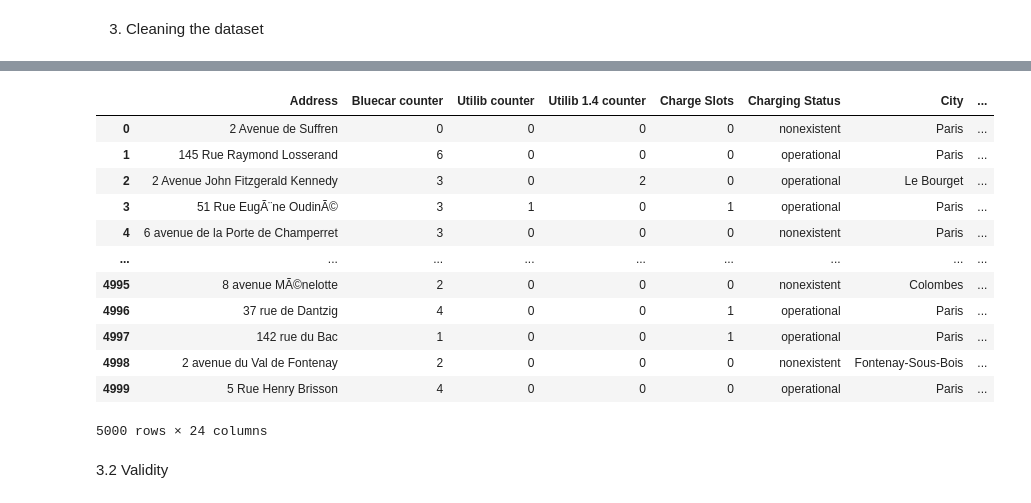
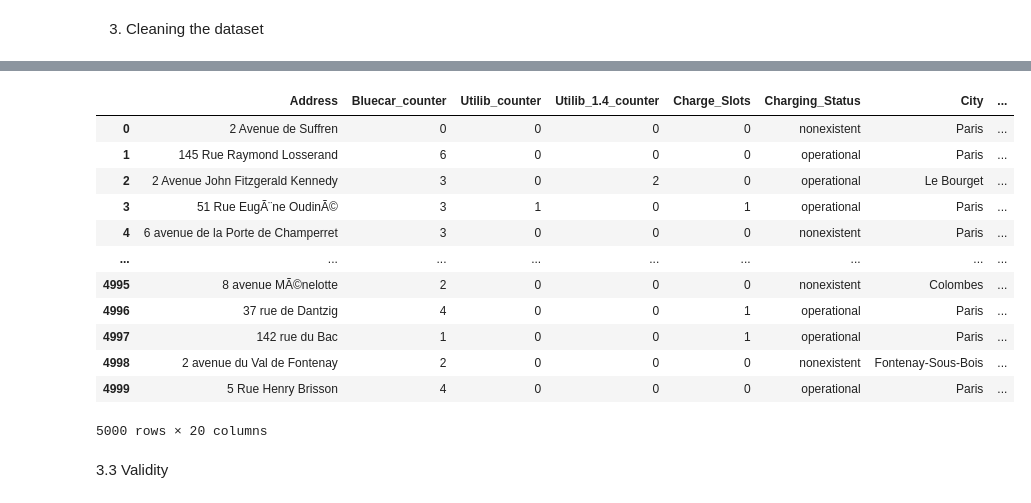
Before and after one commit to Gatugutamercy/IP-Week-4-Electric-car-usage-, a Jupyter notebook: Week4_IP.ipynb, the cells around one changed output, grey strips where cells are left out. Drawn from its saved outputs; the diff is of its cells as text; code cells hidden in the pictures.

```diff
--- a/Week4_IP.ipynb
+++ b/Week4_IP.ipynb
@@ -59,0 +60,4 @@ Car_df.shape
+# %%
+#  We can add _ between the column names with 2 words for easier analysis
+Car_df.columns = [c.replace(' ', '_') for c in Car_df.columns]
+Car_df
@@ -59,0 +80,4 @@ Car_df.shape
+# %%
+#  We can add _ between the column names with 2 words for easier analysis
+Car_df.columns = [c.replace(' ', '_') for c in Car_df.columns]
+Car_df
@@ -59,0 +98,3 @@ Car_df.shape
+# %%
+Car_df['Date']=pd.to_datetime(Car_df[['year','month','day', 'hour', 'minute']])
+Car_df
@@ -60,9 +115,9 @@ Car_df.shape
 # %%
-# We can start by deleting the car column as it is a duplicate of the Bluecar counter
-car_1 = Car_df.drop(columns=['Cars'])
+# We can start by deleting the car column as it is a duplicate of the Bluecar counter and Year, and month data was collected on April, 2018
+car_1 = Car_df.drop(columns=['Cars', 'year', 'month', 'day', 'hour', 'minute'])
 car_1
 # %% [output]
-|  | Address | Bluecar counter | Utilib counter | Utilib 1.4 counter | Charge Slots | Charging Status | City | ... |
+|  | Address | Bluecar_counter | Utilib_counter | Utilib_1.4_counter | Charge_Slots | Charging_Status | City | ... |
 | 0 | 2 Avenue de Suffren | 0 | 0 | 0 | 0 | nonexistent | Paris | ... |
 | 1 | 145 Rue Raymond Losserand | 6 | 0 | 0 | 0 | operational | Paris | ... |
 | 2 | 2 Avenue John Fitzgerald Kennedy | 3 | 0 | 2 | 0 | operational | Le Bourget | ... |
@@ -74,8 +129,8 @@ car_1
 | 4997 | 142 rue du Bac | 1 | 0 | 0 | 1 | operational | Paris | ... |
 | 4998 | 2 avenue du Val de Fontenay | 2 | 0 | 0 | 0 | nonexistent | Fontenay-Sous-Bois | ... |
 | 4999 | 5 Rue Henry Brisson | 4 | 0 | 0 | 0 | operational | Paris | ... |
-5000 rows × 24 columns
+5000 rows × 20 columns
 # %% [markdown]
-3.2 Validity
+3.3 Validity
 # %%
 # We drop scheduled at and Displayed comment column which is not important for our data analysis
```
Also changed, not shown: parts of 23 cells of this notebook.
